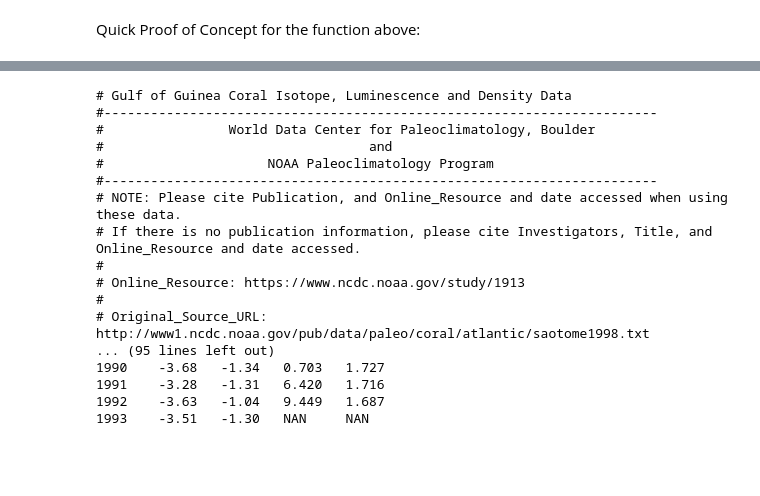
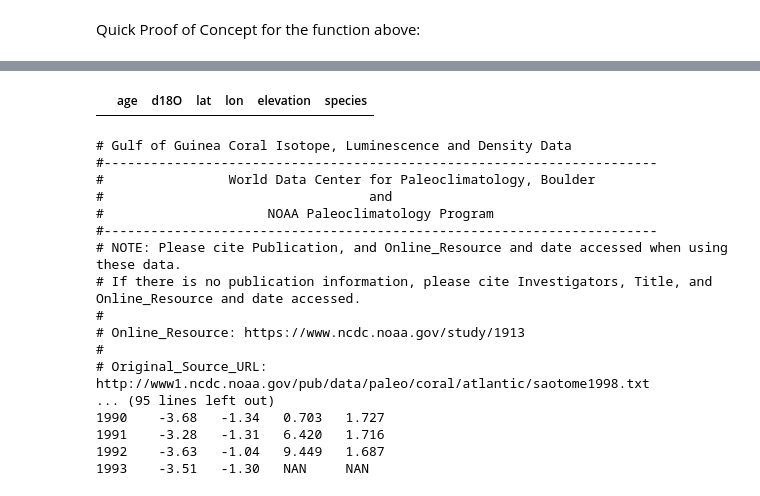
Before and after one commit to p-ai-org/p-climate, a Jupyter notebook: coral.ipynb, the cells around one changed output, grey strips where cells are left out. Drawn from its saved outputs; the diff is of its cells as text; code cells hidden in the pictures; blank space fills up the shorter version.

```diff
--- a/coral.ipynb
+++ b/coral.ipynb
@@ -73,3 +138,7 @@ create_coral_file_df(filename)
+# %%
+all_coral_df
+# %% [output]
+|  | age | d18O | lat | lon | elevation | species |
 # %%
 coral_file = 'swart1998-st-1_noaa.txt'
 # Example of file with -noaa extension
```
Also changed, not shown: parts of 7 cells of this notebook.
